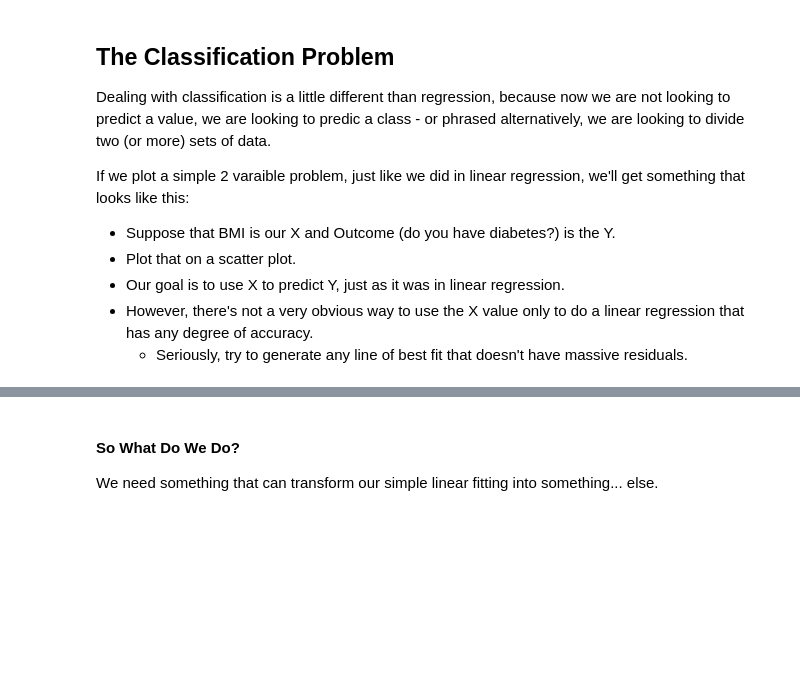
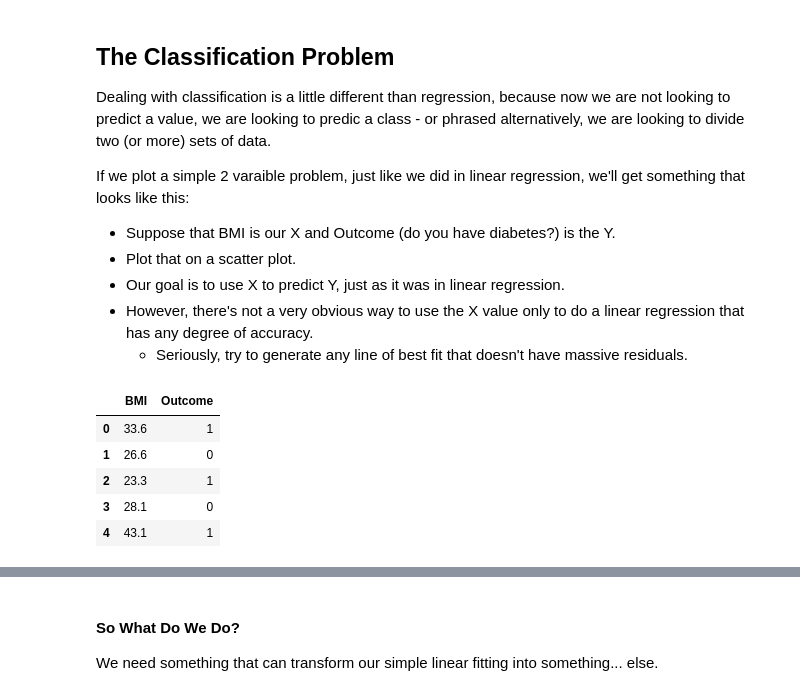
Before and after one commit to michaeljharris/Intro_to_Machine_Learning_Student_Workbooks, a Jupyter notebook: stats_workbooks/025_Logistic_Reg_sol.ipynb, the cells around one changed output, grey strips where cells are left out. Saved outputs shown, nothing was run; the diff lists cells and outputs as text; code cells hidden in the pictures; blank space fills up the shorter version.

```diff
--- a/stats_workbooks/025_Logistic_Reg_sol.ipynb
+++ b/stats_workbooks/025_Logistic_Reg_sol.ipynb
@@ -44,3 +33,14 @@ If we plot a simple 2 varaible problem, just like we did in linear regression, w
     <li> Seriously, try to generate any line of best fit that doesn't have massive residuals.
     </ul>
 </ul>
+# %%
+df = pd.read_csv("data/diabetes.csv")
+df = df[["BMI","Outcome"]]
+df.head()
+# %% [output]
+|  | BMI | Outcome |
+| 0 | 33.6 | 1 |
+| 1 | 26.6 | 0 |
+| 2 | 23.3 | 1 |
+| 3 | 28.1 | 0 |
+| 4 | 43.1 | 1 |
```
Also changed, not shown: parts of 8 cells of this notebook, 5 other files.
